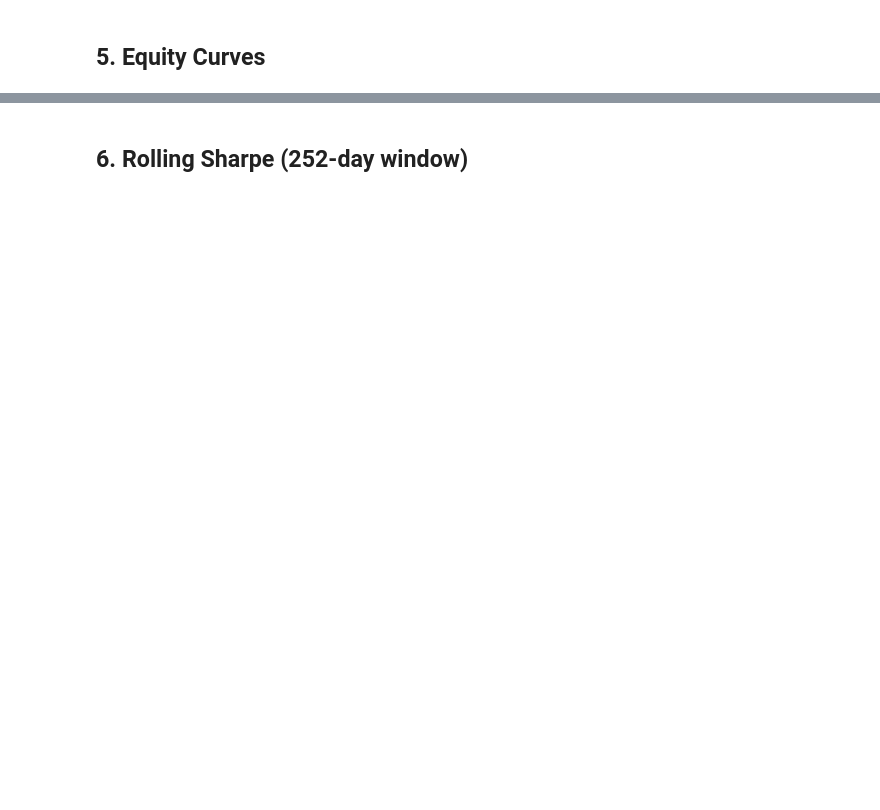
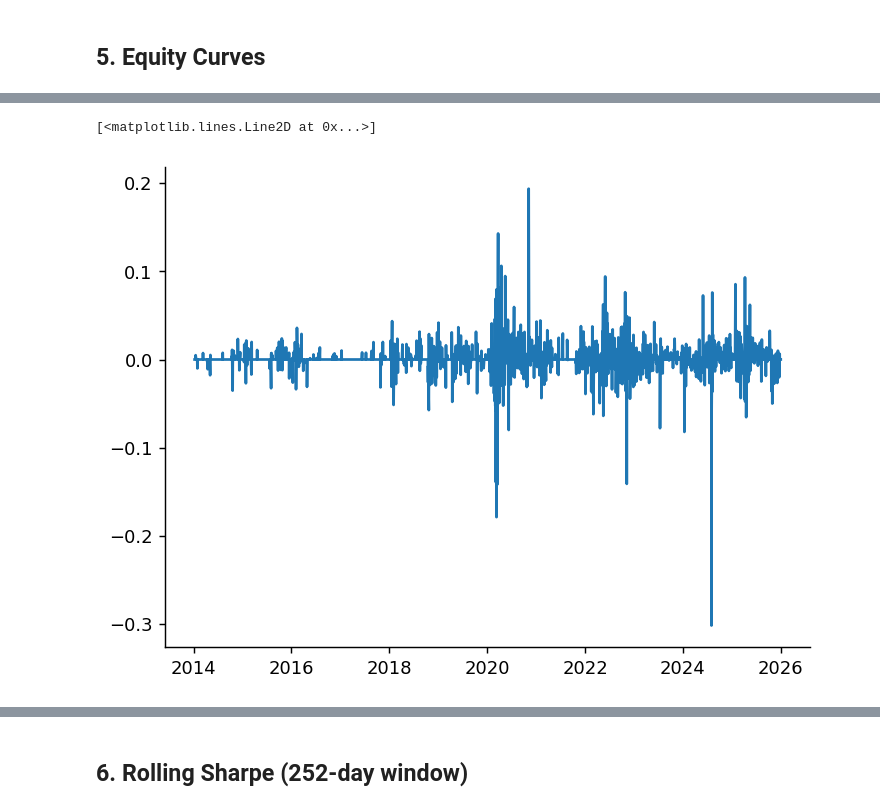
Before and after one commit to Pepegius03/15.C51_project1_tradingstrat, a Jupyter notebook: mean_reversion/results.ipynb, the cells around one changed output, grey strips where cells are left out. Saved outputs shown, nothing was run; the diff lists cells and outputs as text; code cells hidden in the pictures; blank space fills up the shorter version.

```diff
--- a/mean_reversion/results.ipynb
+++ b/mean_reversion/results.ipynb
@@ -191,0 +203,5 @@ plt.show()
+# %%
+plt.plot(pnl)
+# %% [output]
+[<matplotlib.lines.Line2D at 0x...>]
+[figure, added]
```
Also changed, not shown: parts of 10 cells of this notebook, 8 other files.
